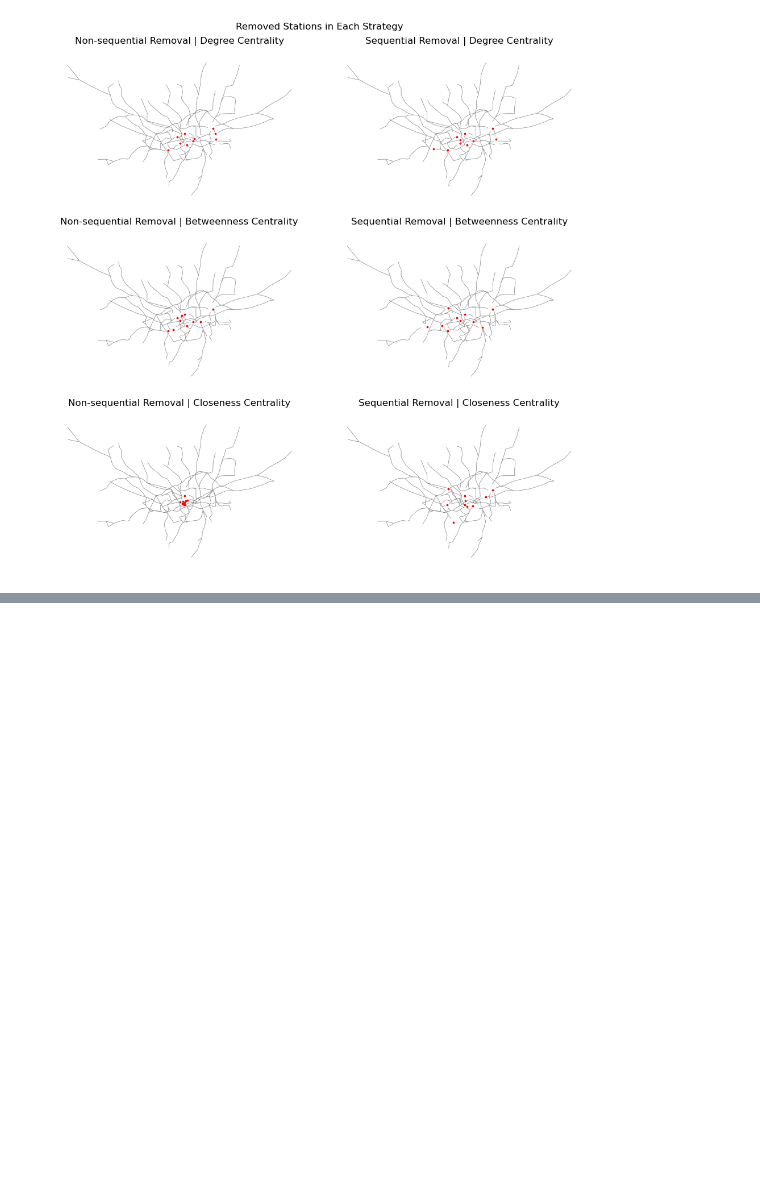
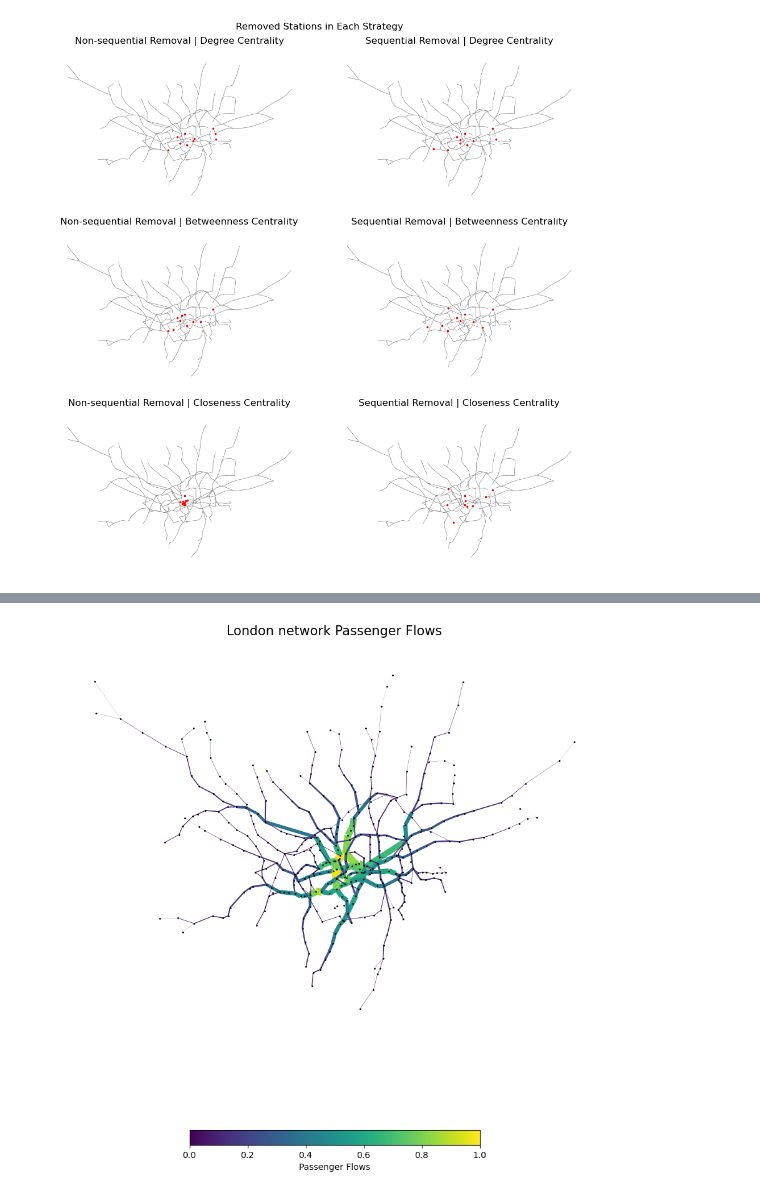
Before and after one commit to sokimura39/Urban_Simulation_Report, a Jupyter notebook: 01_network_analysis.ipynb, the cells around one changed output, grey strips where cells are left out. Cells and saved outputs as stored; diff of their text form; code cells hidden in the pictures; blank space fills up the shorter version.

```diff
--- a/01_network_analysis.ipynb
+++ b/01_network_analysis.ipynb
@@ -822,0 +950,10 @@ plt.show()
+# %%
+# filter stations we don't need
+
+# get the names we don't need
+OD_names = set(london_OD_AMpeak.station_origin.unique())
+_filter = list(network_names.symmetric_difference(OD_names))
+
+# filter from data frame
+london_OD_AMpeak = london_OD_AMpeak[~london_OD_AMpeak.station_origin.isin(_filter)]
+london_OD_AMpeak = london_OD_AMpeak[~london_OD_AMpeak.station_destination.isin(_filter)]
@@ -822,0 +986,35 @@ plt.show()
+# %%
+# get the inverse flow
+inverse_flows = flows.copy()
+
+for k in inverse_flows:
+    try:
+        inverse_flows[k] = 1 / inverse_flows[k]
+    except:
+        inverse_flows[k] = np.inf
+
+#set this as a network attribute
+nx.set_edge_attributes(G, inverse_flows, 'inv_flows')
+# %%
+# plot our calcuated flows
+flows_values = flows.values()
+flow_color=[(i[2]['flows']/max(flows_values)) for i in G.edges(data=True)]
+flow_width=[(i[2]['flows']/max(flows_values)*10) for i in G.edges(data=True)]
+
+# Plot graph
+fig, ax = plt.subplots(figsize=(12,12))
+
+#pos=nx.spring_layout(X)
+edg=nx.draw_networkx_edges(G, pos,edge_color=flow_color, width=flow_width)
+
+nx.draw_networkx_nodes(G,
+        pos = pos,
+        node_color= 'black',
+        node_size= 1)
+
+plt.colorbar(edg,label="Passenger Flows",orientation="horizontal", shrink=0.5)
+plt.axis("off")
+plt.title("London network Passenger Flows",fontsize=15)
+plt.show()
+# %% [output]
+[figure, added]
```
Also changed, not shown: parts of 18 cells of this notebook, 3 other files.
